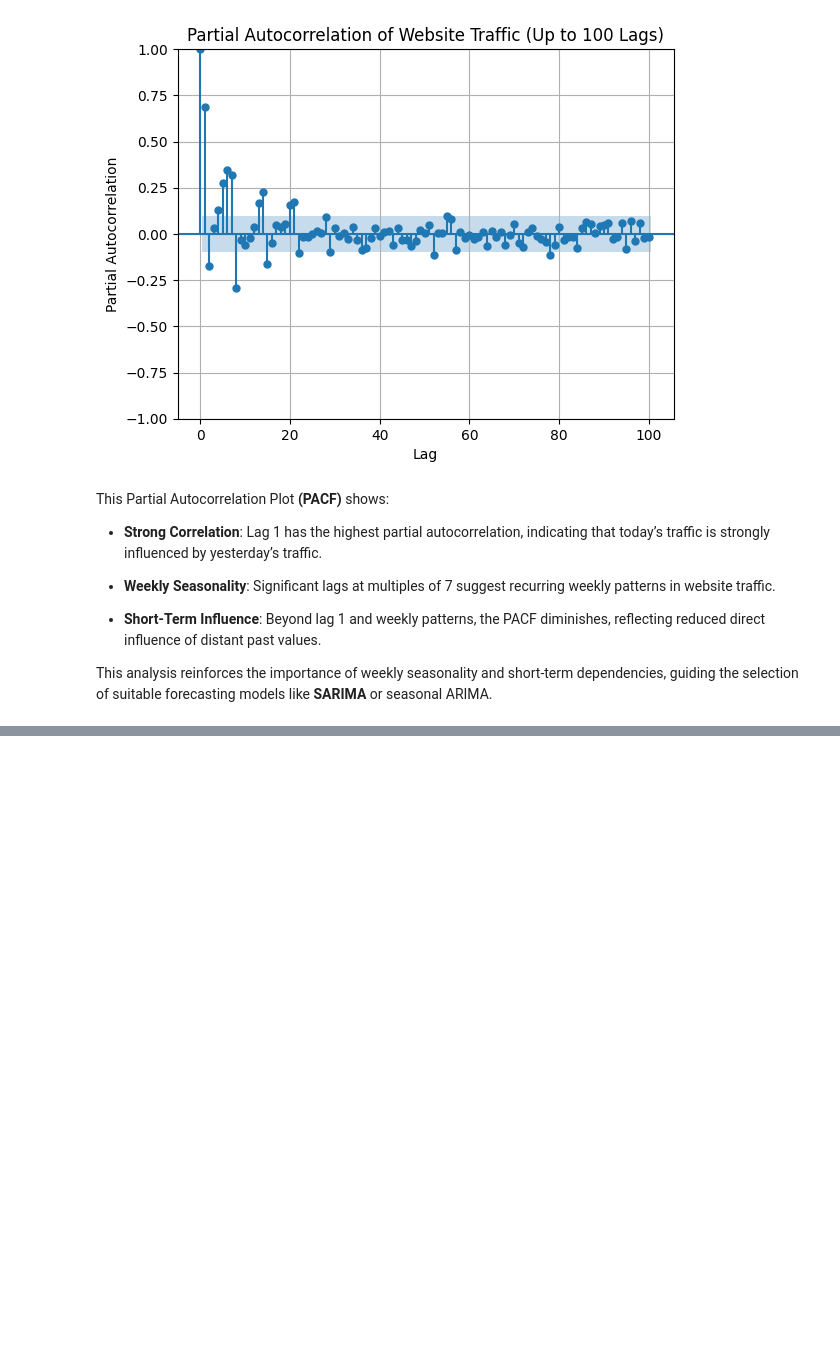
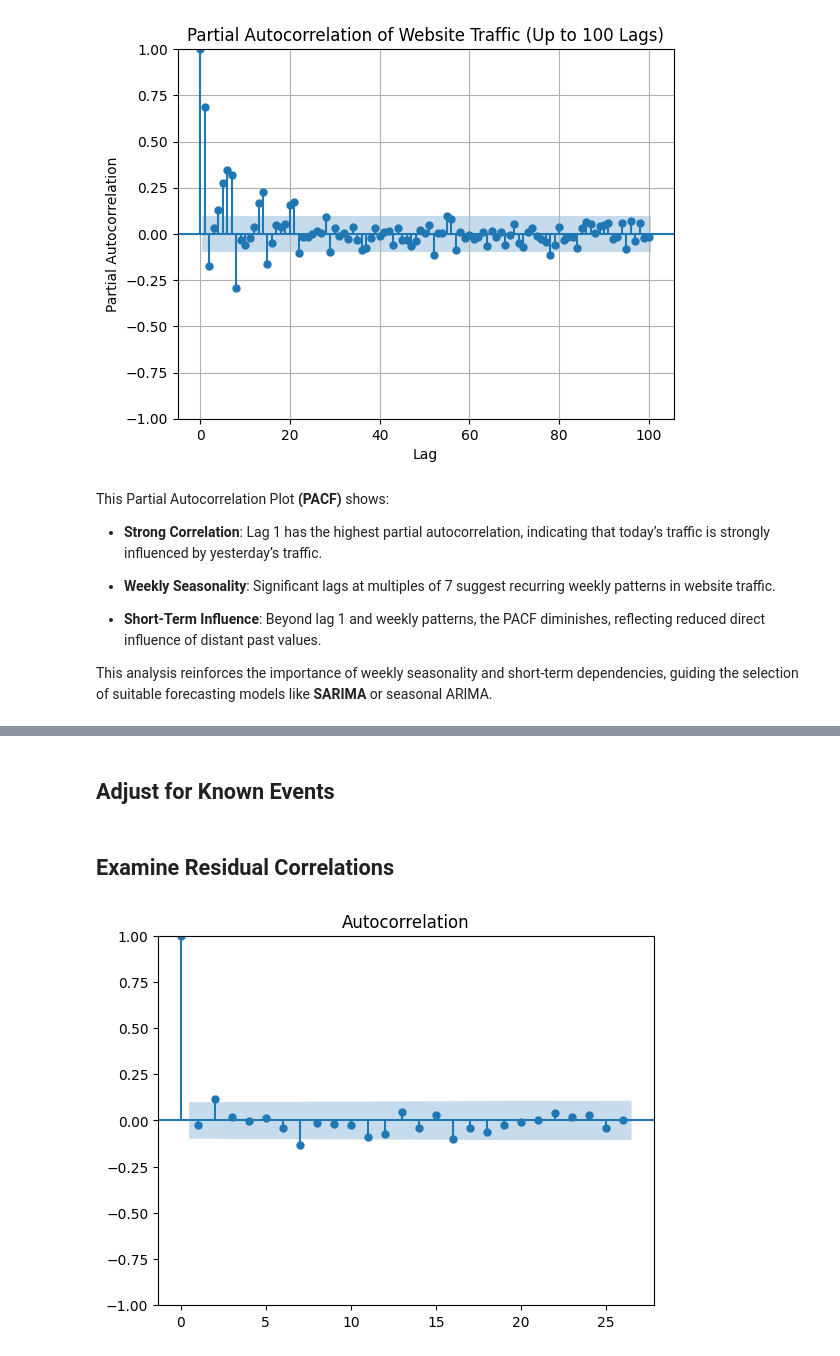
Before and after one commit to MrRezamo/Website-Traffic-Forecasting, a Jupyter notebook: Project/Main.ipynb, the cells around one changed output, grey strips where cells are left out. Saved outputs shown, nothing was run; the diff lists cells and outputs as text; code cells hidden in the pictures; blank space fills up the shorter version.

```diff
--- a/Project/Main.ipynb
+++ b/Project/Main.ipynb
@@ -321,0 +524,7 @@ This analysis reinforces the importance of weekly seasonality and short-term dep
+# %%
+model = sm.tsa.statespace.SARIMAX(data['Views'],
+                                  order=(5, 1, 2),
+                                  seasonal_order=(2, 1, [1], 7),
+                                  enforce_stationarity=False,
+                                  enforce_invertibility=False)
+model_fit = model.fit(maxiter=500)
@@ -321,0 +533,2 @@ This analysis reinforces the importance of weekly seasonality and short-term dep
+# %%
+model_fit = model.fit(method='powell')
@@ -321,0 +542,5 @@ This analysis reinforces the importance of weekly seasonality and short-term dep
+# %%
+residuals = model_fit.resid
+threshold = 3 * residuals.std()
+outliers = data[(residuals.abs() > threshold)]
+print(outliers)
@@ -321,0 +555,2 @@ This analysis reinforces the importance of weekly seasonality and short-term dep
+# %% [markdown]
+## Adjust for Known Events
@@ -321,0 +559,8 @@ This analysis reinforces the importance of weekly seasonality and short-term dep
+# %% [markdown]
+## Examine Residual Correlations
+# %%
+from statsmodels.graphics.tsaplots import plot_acf
+plot_acf(residuals)
+plt.show()
+# %% [output]
+[figure, added]
```
Also changed, not shown: parts of 18 cells of this notebook.
